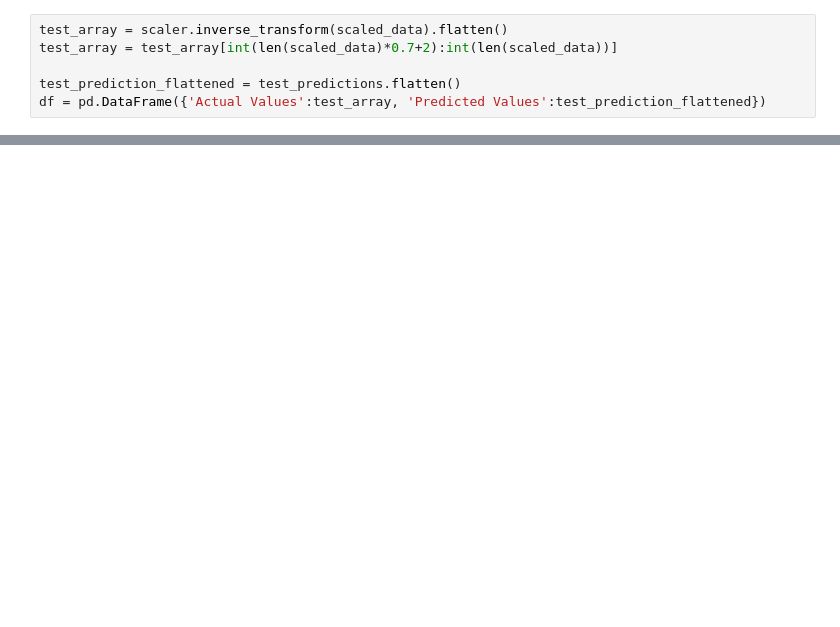
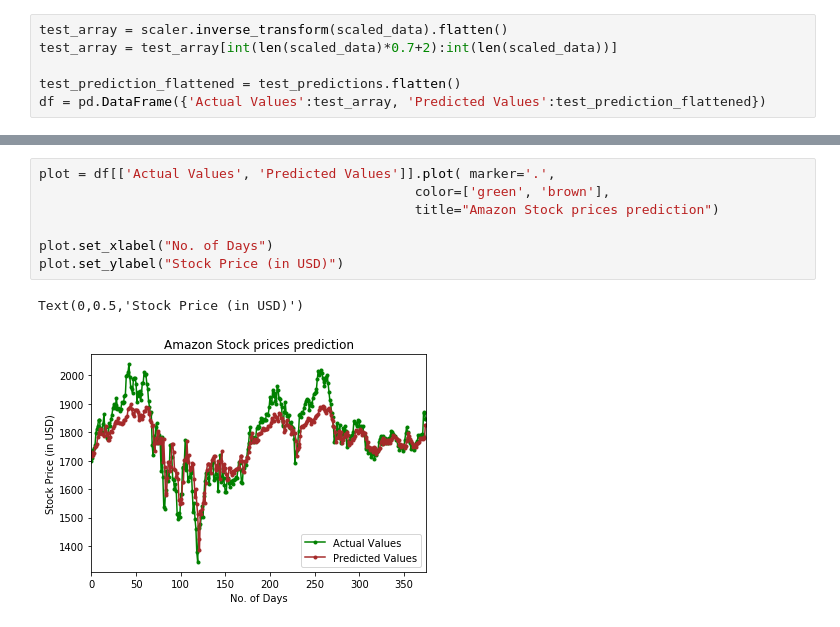
Before and after one commit to sidk003/Stock-Market-Prediction, a Jupyter notebook: stock_price_prediction/LSTM.ipynb, the cells around one changed output, grey strips where cells are left out. Drawn from its saved outputs; the diff is of its cells as text; blank space fills up the shorter version.

```diff
--- a/stock_price_prediction/LSTM.ipynb
+++ b/stock_price_prediction/LSTM.ipynb
@@ -151,0 +165,10 @@ Mean Average Error: 9.048
+# %%
+plot = df[['Actual Values', 'Predicted Values']].plot( marker='.',
+                                                color=['green', 'brown'],
+                                                title="Amazon Stock prices prediction")
+
+plot.set_xlabel("No. of Days")
+plot.set_ylabel("Stock Price (in USD)")
+# %% [output]
+Text(0,0.5,'Stock Price (in USD)')
+[figure, added]
```
Also changed, not shown: parts of 14 cells of this notebook, 4 other files.
